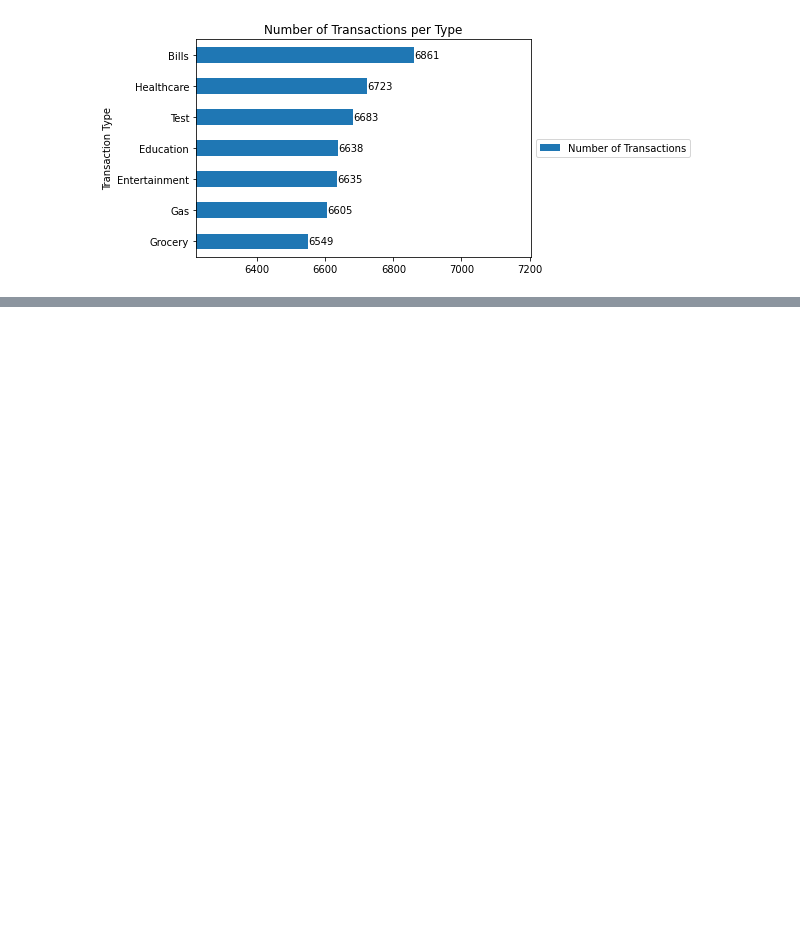
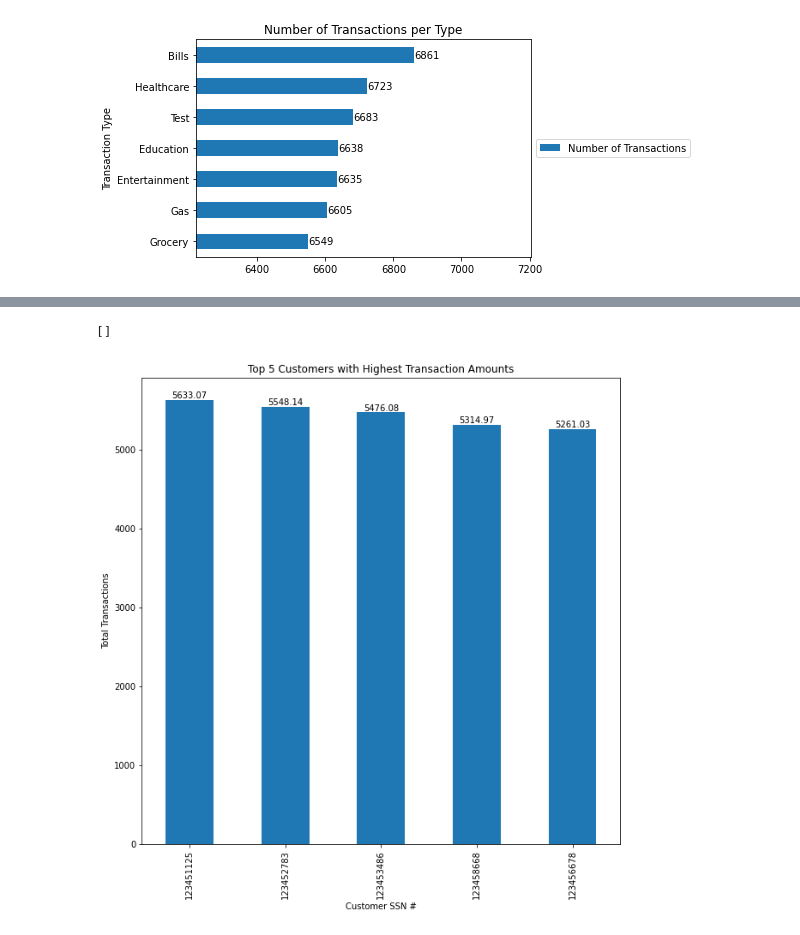
Before and after one commit to Cosdaman/PSCS-LoanAndCredit, a Jupyter notebook: Data_Visualization.ipynb, the cells around one changed output, grey strips where cells are left out. Drawn from its saved outputs; the diff is of its cells as text; code cells hidden in the pictures; blank space fills up the shorter version.

```diff
--- a/Data_Visualization.ipynb
+++ b/Data_Visualization.ipynb
@@ -59,6 +60,23 @@ plt.close()
 # %%
 # Find and plot the sum of all transactions for each customer, and which customer has the highest transaction amount.
 # hint(use CUST_SSN).
+
+pandas_cc_df = cc_df.toPandas()
+pandas_cc_df = pandas_cc_df.groupby(
+    'CUST_SSN')['TRANSACTION_VALUE'].sum().sort_values(ascending=False)
+
+highestTransaction_plot = pandas_cc_df.head().plot(kind='bar',
+                                                   figsize=(10, 10),
+                                                   xlabel='Customer SSN #',
+                                                   ylabel='Total Transactions',
+                                                   title='Top 5 Customers with Highest Transaction Amounts')
+
+highestTransaction_plot.bar_label(highestTransaction_plot.containers[0])
+
+plt.plot()
+# %% [output]
+[]
+[figure, added]
 # %%
 # Find and plot the top three months with the largest transaction data.
 # %%
```
Also changed, not shown: parts of 2 cells of this notebook.
